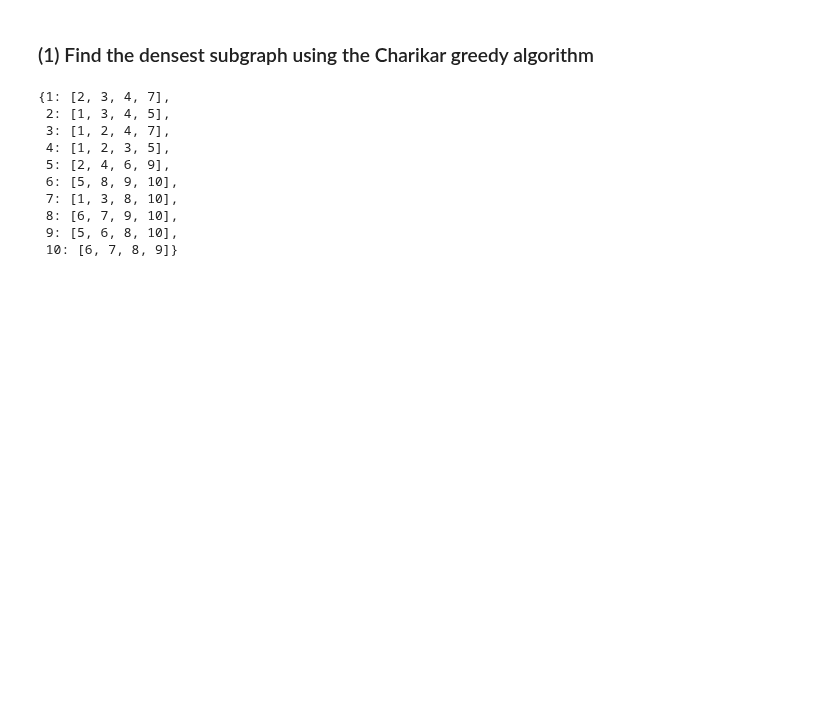
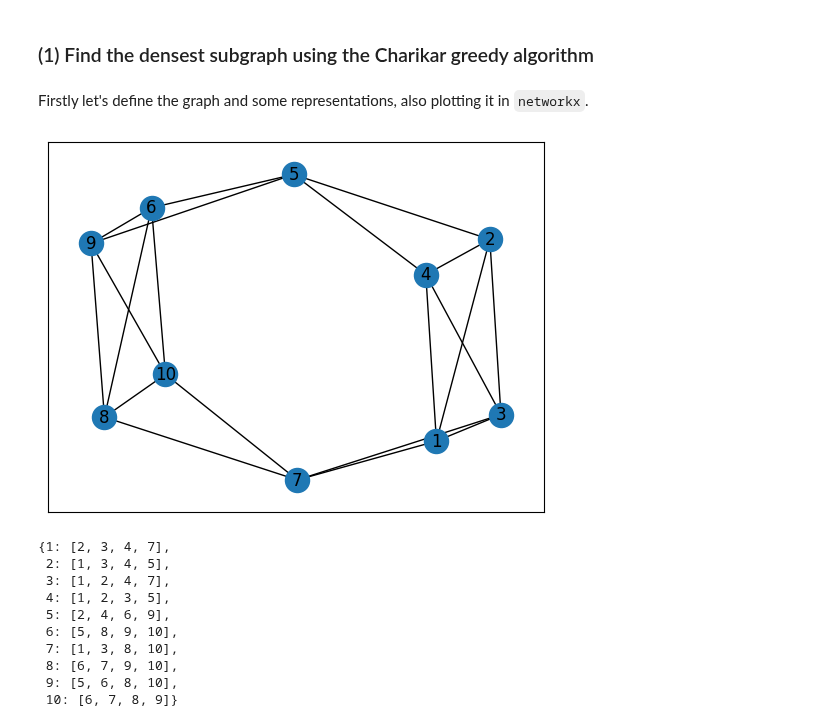
Before and after one commit to LeoDiNino97/SocialNetworks-OnlineMarkets, a Jupyter notebook: Social Networks/Homework/P2/P2.ipynb, the cells around one changed output. Drawn from its saved outputs; the diff is of its cells as text; code cells hidden in the pictures; blank space fills up the shorter version.

````diff
--- a/Social Networks/Homework/P2/P2.ipynb
+++ b/Social Networks/Homework/P2/P2.ipynb
@@ -12,6 +12,8 @@ from itertools import chain
 from tqdm import tqdm
 # %% [markdown]
 ### (1) Find the densest subgraph using the Charikar greedy algorithm
+# %% [markdown]
+Firstly let's define the graph and some representations, also plotting it in ```networkx```.
 # %%
 nodes = list(range(1,11))
 
@@ -37,6 +39,15 @@ edges = [
     (8,10),
     (9,10)
 ]
+
+G = nx.Graph()
+G.add_nodes_from(nodes)
+G.add_edges_from(edges)
+# %%
+pos = nx.spring_layout(G)
+nx.draw_networkx(G, pos=pos)
+# %% [output]
+[figure, added]
 # %%
 # Adjacency matrix
 
````
Also changed, not shown: parts of 7 cells of this notebook, 1 other file.
